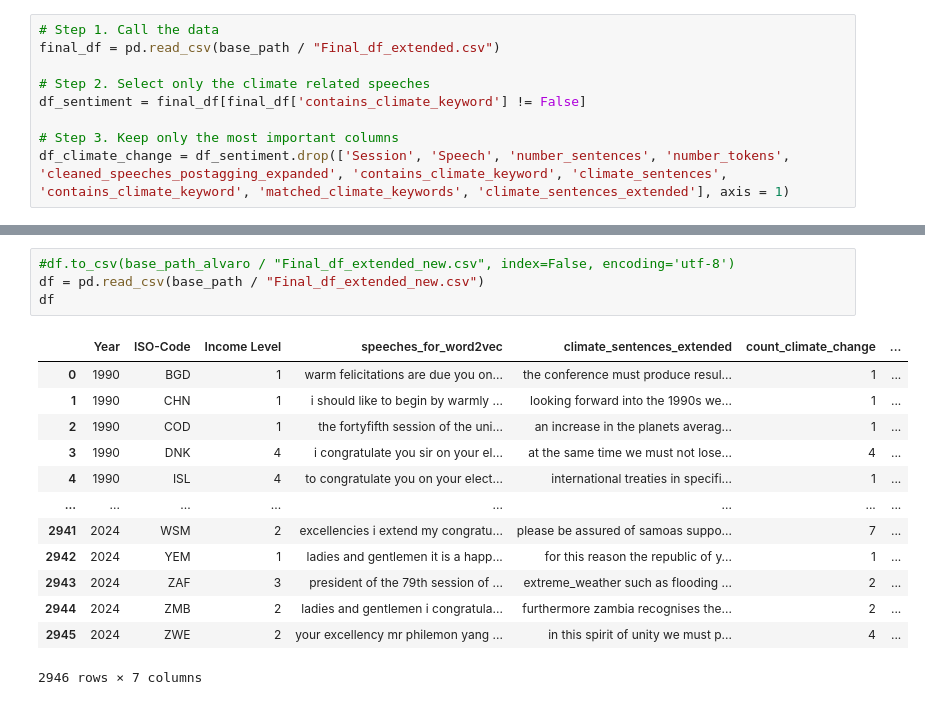
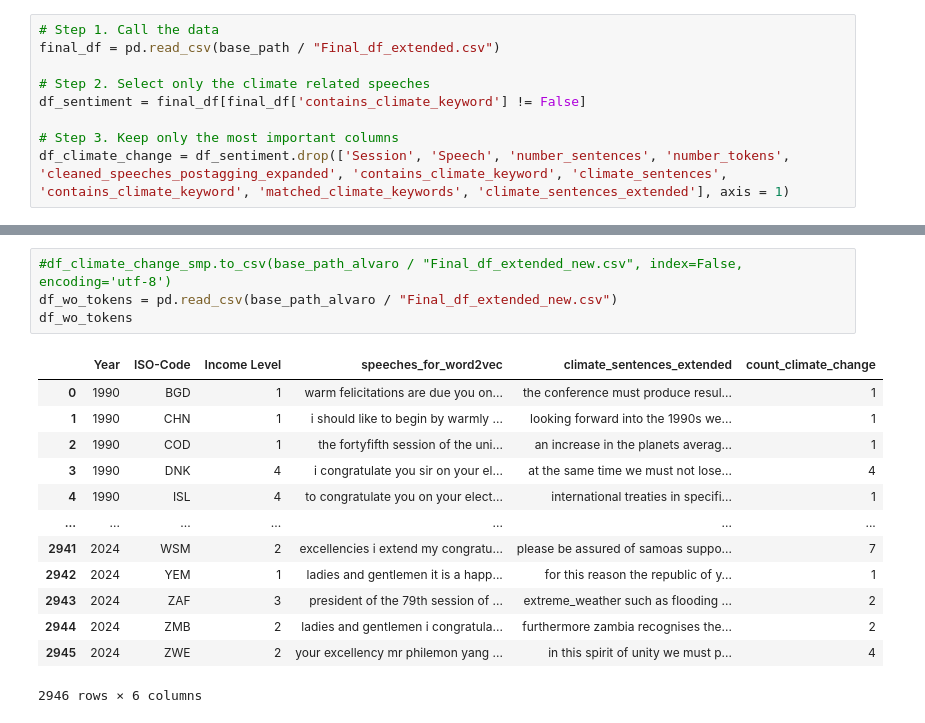
Before and after one commit to AlvaroMillanRuiz/NLP_BDS, a Jupyter notebook: 7. Word Embeddings.ipynb, the cells around one changed output, grey strips where cells are left out. Drawn from its saved outputs; the diff is of its cells as text.

```diff
--- a/7. Word Embeddings.ipynb
+++ b/7. Word Embeddings.ipynb
@@ -243,18 +256,18 @@ df
 # %%
-#df.to_csv(base_path_alvaro / "Final_df_extended_new.csv", index=False, encoding='utf-8')
-df = pd.read_csv(base_path / "Final_df_extended_new.csv")
-df
+#df_climate_change_smp.to_csv(base_path_alvaro / "Final_df_extended_new.csv", index=False, encoding='utf-8')
+df_wo_tokens = pd.read_csv(base_path_alvaro / "Final_df_extended_new.csv")
+df_wo_tokens
 # %% [output]
-|  | Year | ISO-Code | Income Level | speeches_for_word2vec | climate_sentences_extended | count_climate_change | ... |
-| 0 | 1990 | BGD | 1 | warm felicitations are due you on... | the conference must produce resul... | 1 | ... |
-| 1 | 1990 | CHN | 1 | i should like to begin by warmly ... | looking forward into the 1990s we... | 1 | ... |
-| 2 | 1990 | COD | 1 | the fortyfifth session of the uni... | an increase in the planets averag... | 1 | ... |
-| 3 | 1990 | DNK | 4 | i congratulate you sir on your el... | at the same time we must not lose... | 4 | ... |
-| 4 | 1990 | ISL | 4 | to congratulate you on your elect... | international treaties in specifi... | 1 | ... |
-| ... | ... | ... | ... | ... | ... | ... | ... |
-| 2941 | 2024 | WSM | 2 | excellencies i extend my congratu... | please be assured of samoas suppo... | 7 | ... |
-| 2942 | 2024 | YEM | 1 | ladies and gentlemen it is a happ... | for this reason the republic of y... | 1 | ... |
-| 2943 | 2024 | ZAF | 3 | president of the 79th session of ... | extreme_weather such as flooding ... | 2 | ... |
-| 2944 | 2024 | ZMB | 2 | ladies and gentlemen i congratula... | furthermore zambia recognises the... | 2 | ... |
-| 2945 | 2024 | ZWE | 2 | your excellency mr philemon yang ... | in this spirit of unity we must p... | 4 | ... |
+|  | Year | ISO-Code | Income Level | speeches_for_word2vec | climate_sentences_extended | count_climate_change |
+| 0 | 1990 | BGD | 1 | warm felicitations are due you on... | the conference must produce resul... | 1 |
+| 1 | 1990 | CHN | 1 | i should like to begin by warmly ... | looking forward into the 1990s we... | 1 |
+| 2 | 1990 | COD | 1 | the fortyfifth session of the uni... | an increase in the planets averag... | 1 |
+| 3 | 1990 | DNK | 4 | i congratulate you sir on your el... | at the same time we must not lose... | 4 |
+| 4 | 1990 | ISL | 4 | to congratulate you on your elect... | international treaties in specifi... | 1 |
+| ... | ... | ... | ... | ... | ... | ... |
+| 2941 | 2024 | WSM | 2 | excellencies i extend my congratu... | please be assured of samoas suppo... | 7 |
+| 2942 | 2024 | YEM | 1 | ladies and gentlemen it is a happ... | for this reason the republic of y... | 1 |
+| 2943 | 2024 | ZAF | 3 | president of the 79th session of ... | extreme_weather such as flooding ... | 2 |
+| 2944 | 2024 | ZMB | 2 | ladies and gentlemen i congratula... | furthermore zambia recognises the... | 2 |
+| 2945 | 2024 | ZWE | 2 | your excellency mr philemon yang ... | in this spirit of unity we must p... | 4 |
-2946 rows × 7 columns
+2946 rows × 6 columns
```
Also changed, not shown: parts of 11 cells of this notebook.
